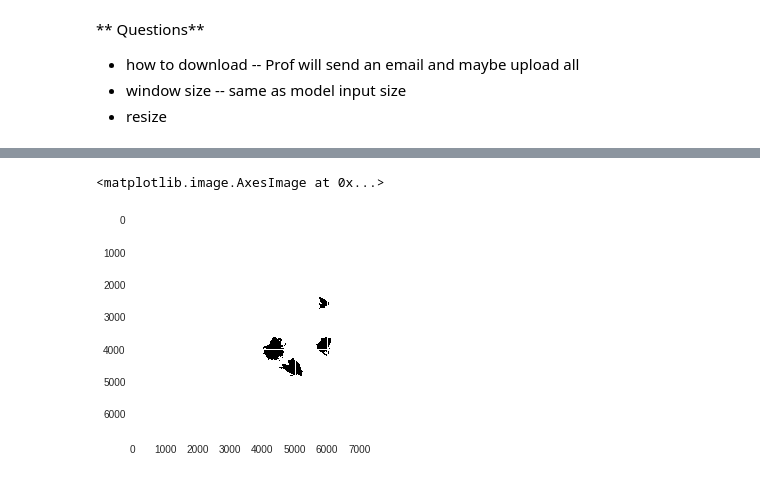
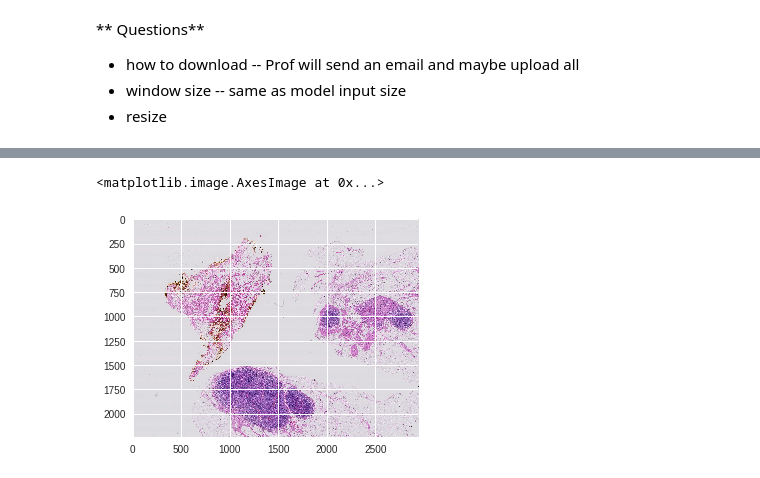
Before and after one commit to chding12/adl-project, a Jupyter notebook: single_slide_consolidated.ipynb, the cells around one changed output, grey strips where cells are left out. Cells and saved outputs as stored; diff of their text form; code cells hidden in the pictures.

```diff
--- a/single_slide_consolidated.ipynb
+++ b/single_slide_consolidated.ipynb
@@ -209,12 +201,35 @@ plt.imshow(mask_image1)
 <matplotlib.image.AxesImage at 0x...>
 [figure]
 # %%
-slide_image2 = read_slide(slide2, x=0, y=0, level=5,
-                          width=slide1.level_dimensions[5][0], height=slide1.level_dimensions[5][1])
-slide_image3 = read_slide(slide3, x=0, y=0, level=5,
-                          width=slide1.level_dimensions[5][0], height=slide1.level_dimensions[5][1])
+# slide_image2 = read_slide(slide2, x=0, y=0, level=5,
+#                           width=slide2.level_dimensions[5][0], height=slide2.level_dimensions[5][1])
+# slide_image3 = read_slide(slide3, x=0, y=0, level=5,
+#                           width=slide3.level_dimensions[5][0], height=slide3.level_dimensions[5][1])
+# slide_image4 = read_slide(slide4, x=0, y=0, level=5,
+#                           width=slide4.level_dimensions[5][0], height=slide4.level_dimensions[5][1])
+# slide_image5 = read_slide(slide5, x=0, y=0, level=5,
+#                           width=slide5.level_dimensions[5][0], height=slide5.level_dimensions[5][1])
 
-mask_image2 = read_slide(tumor_mask2, x=0, y=0, level=5,
-                        width=slide1.level_dimensions[5][0], height=slide1.level_dimensions[5][1])
-mask_image3 = read_slide(tumor_mask3, x=0, y=0, level=5,
-                        width=slide1.level_dimensions[5][0], height=slide1.level_dimensions[5][1])
+# mask_image2 = read_slide(tumor_mask2, x=0, y=0, level=5,
+#                         width=slide2.level_dimensions[5][0], height=slide2.level_dimensions[5][1])
+# mask_image2 = mask_image2[:,:,0]
+
+# mask_image3 = read_slide(tumor_mask3, x=0, y=0, level=5,
+#                         width=slide3.level_dimensions[5][0], height=slide3.level_dimensions[5][1])
+# mask_image3 = mask_image3[:,:,0]
+
+# mask_image4 = read_slide(tumor_mask4, x=0, y=0, level=5,
+#                         width=slide4.level_dimensions[5][0], height=slide4.level_dimensions[5][1])
+# mask_image4 = mask_image4[:,:,0]
+
+# mask_image5 = read_slide(tumor_mask5, x=0, y=0, level=5,
+#                         width=slide5.level_dimensions[5][0], height=slide5.level_dimensions[5][1])
+# mask_image5 = mask_image5[:,:,0]
+
+
+#slide_list = [slide_image1, slide_image2, slide_image3, slide_image4, slide_image5]
+#mask_list = [mask_image1, mask_image2, mask_image3, mask_image4, mask_image5]
+
+slide_list = [slide_image1, slide_image2, slide_image4]
+mask_list = [mask_image1, mask_image2, mask_image4]
+print(len(slide_list), len(mask_list))
@@ -820,5 +1001,5 @@ seaborn.heatmap(a)
 # %%
-plt.imshow(mask_image)
+plt.imshow(slide_image3)
 # %% [output]
 <matplotlib.image.AxesImage at 0x...>
-[figure, old version]
+[figure, new version]
```
Also changed, not shown: parts of 63 cells of this notebook.
